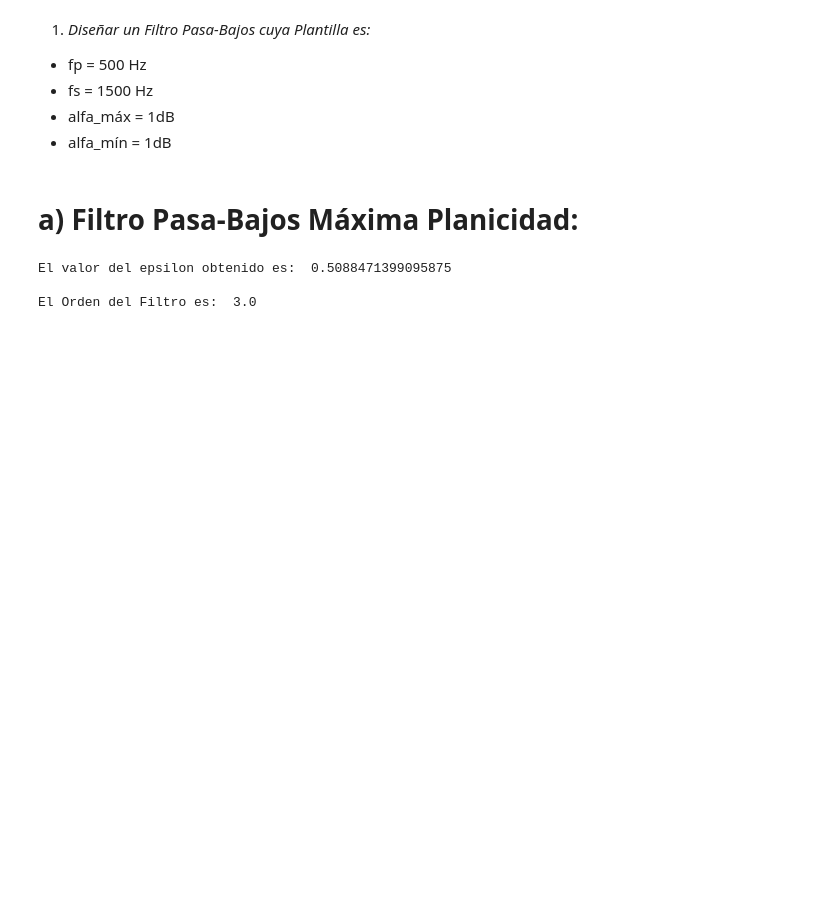
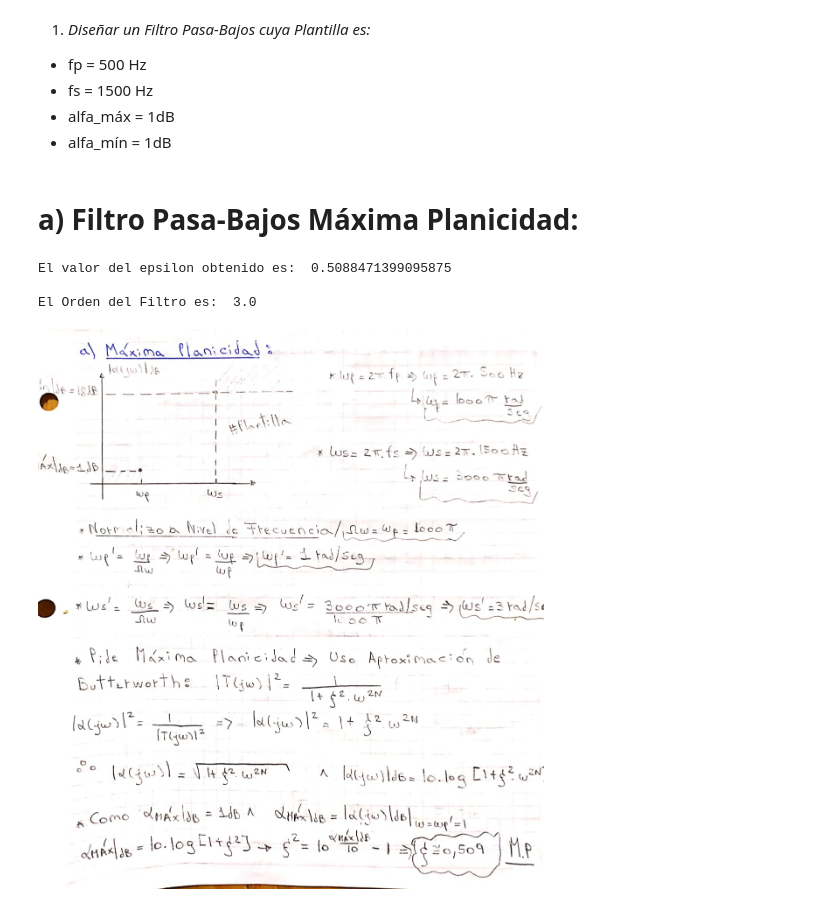
Before and after one commit to eotorresmolina/UTN-FRBA, a Jupyter notebook: TCII/Desafio/Desafío_TCII.ipynb, the cells around one changed output. Saved outputs shown, nothing was run; the diff lists cells and outputs as text; code cells hidden in the pictures; blank space fills up the shorter version.

```diff
--- a/TCII/Desafio/Desafío_TCII.ipynb
+++ b/TCII/Desafio/Desafío_TCII.ipynb
@@ -49,3 +52,12 @@ print ("\nEl Orden del Filtro es: ", N)
 El valor del epsilon obtenido es:  0.5088471399095875
 
 El Orden del Filtro es:  3.0
+# %%
+
+# Cargo las Imágenes de lo Realizo en Papel:
+filename1 = "max_planic_hoja1.jpeg"
+filename2 = "max_planic_hoja2.jpeg"
+# %%
+img (filename1) # Cargo Hoja Nro. 1
+# %% [output]
+[figure, added]
```
Also changed, not shown: parts of 2 cells of this notebook, 2 other files.
